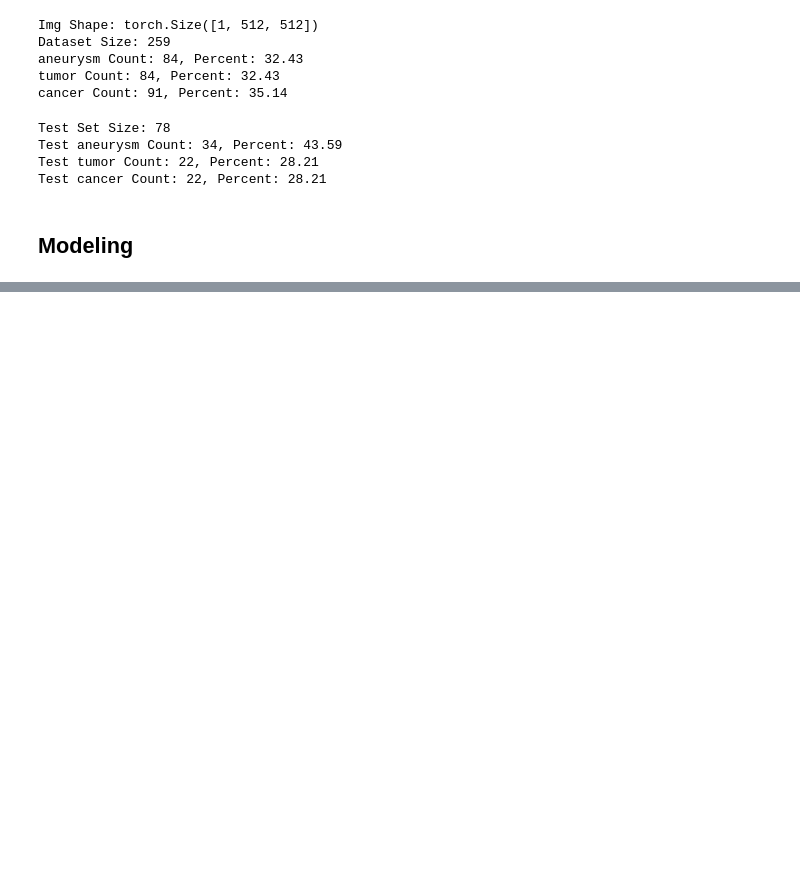
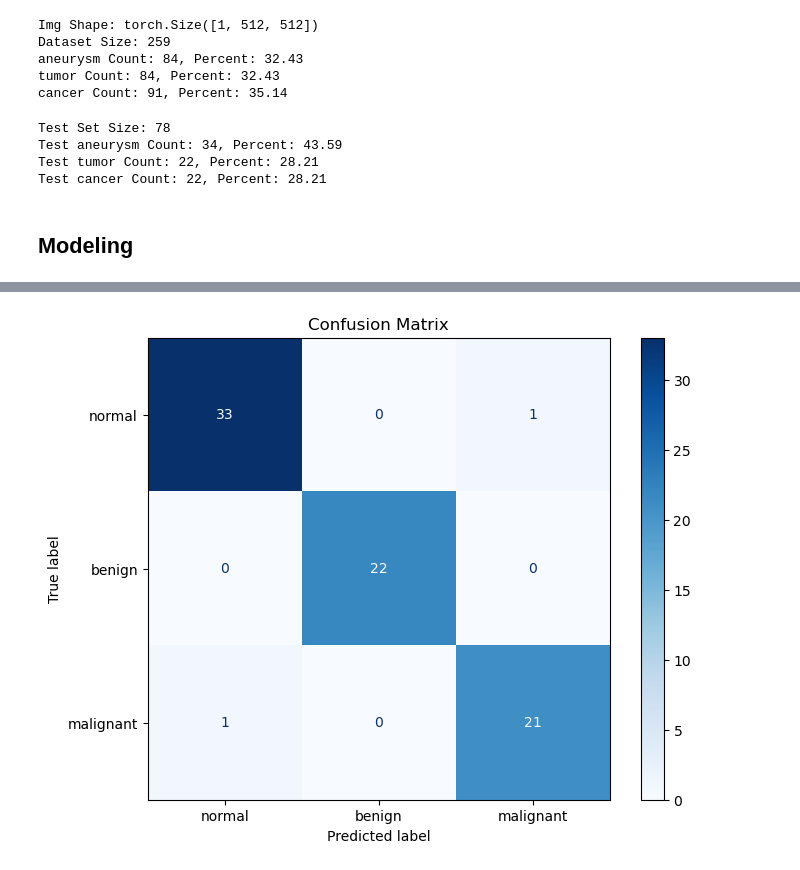
Before and after one commit to talanthier/cs273p_project, a Jupyter notebook: notebooks/brain_train.ipynb, the cells around one changed output, grey strips where cells are left out. Saved outputs shown, nothing was run; the diff lists cells and outputs as text; code cells hidden in the pictures; blank space fills up the shorter version.

```diff
--- a/notebooks/brain_train.ipynb
+++ b/notebooks/brain_train.ipynb
@@ -209,0 +222,40 @@ Epoch 12
+# %%
+test_labels = []
+test_pred_prob = []
+test_preds = []
+device = torch.device("cuda" if torch.cuda.is_available() else "cpu")
+model.to(device)  # Ensure the model is on the correct device
+
+
+for images, labels in test_dataloader:
+    images = images.to(device)
+    scores = model(images).to("cpu") # get scores from model
+    pred_prob = F.softmax(scores, dim = 1) # get predicted probabilities
+    preds = torch.argmax(pred_prob, axis = 1) # get predicted class
+
+    # append to list for entire test set
+    test_labels.extend(labels)
+    test_pred_prob.extend(pred_prob)
+    test_preds.extend(preds)
+# %%
+from sklearn.metrics import confusion_matrix, ConfusionMatrixDisplay
+
+# Convert lists to NumPy arrays
+test_labels = np.array(test_labels)
+test_preds = np.array(test_preds)
+
+# Compute confusion matrix
+cm = confusion_matrix(test_labels, test_preds)
+
+# Define class names
+class_names = ["normal", "benign", "malignant"]
+
+# Plot confusion matrix
+fig, ax = plt.subplots(figsize=(8, 6))
+disp = ConfusionMatrixDisplay(confusion_matrix=cm, display_labels=class_names)
+disp.plot(cmap=plt.cm.Blues, ax=ax)
+
+plt.title("Confusion Matrix")
+plt.show()
+# %% [output]
+[figure, added]
```
Also changed, not shown: parts of 2 cells of this notebook.
